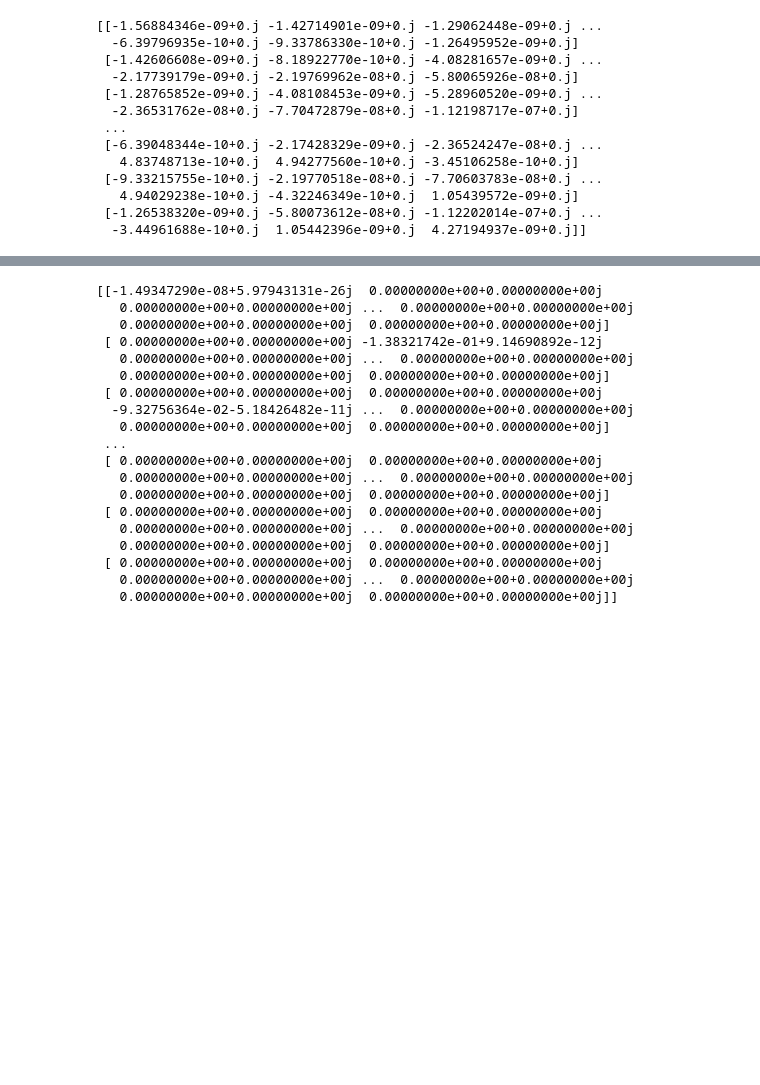
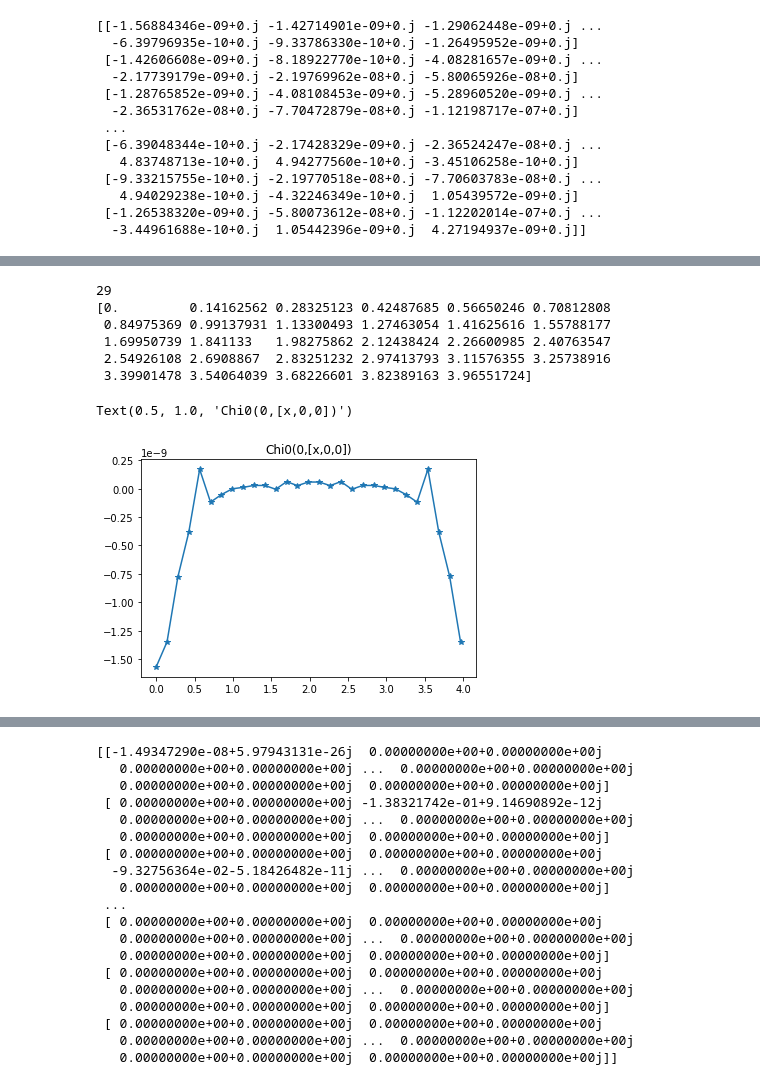
Before and after one commit to acloots2/Thesis_SURFASCOPE, a Jupyter notebook: Fourier.ipynb, the cells around one changed output, grey strips where cells are left out. Cells and saved outputs as stored; diff of their text form; code cells hidden in the pictures; blank space fills up the shorter version.

```diff
--- a/Fourier.ipynb
+++ b/Fourier.ipynb
@@ -301,0 +459,12 @@ print(chi0rr)
+# %%
+VisualizationRR([0,0,0],[1,1,0],29,29,29,4,chi0rr)
+plt.title('Chi0(0,[x,y,0])')
+# %% [output]
+29
+[0.         0.14162562 0.28325123 0.42487685 0.56650246 0.70812808
+ 0.84975369 0.99137931 1.13300493 1.27463054 1.41625616 1.55788177
+ 1.69950739 1.841133   1.98275862 2.12438424 2.26600985 2.40763547
+ 2.54926108 2.6908867  2.83251232 2.97413793 3.11576355 3.25738916
+ 3.39901478 3.54064039 3.68226601 3.82389163 3.96551724]
+Text(0.5, 1.0, 'Chi0(0,[x,0,0])')
+[figure, added]
```
Also changed, not shown: parts of 28 cells of this notebook, 4 other files.
